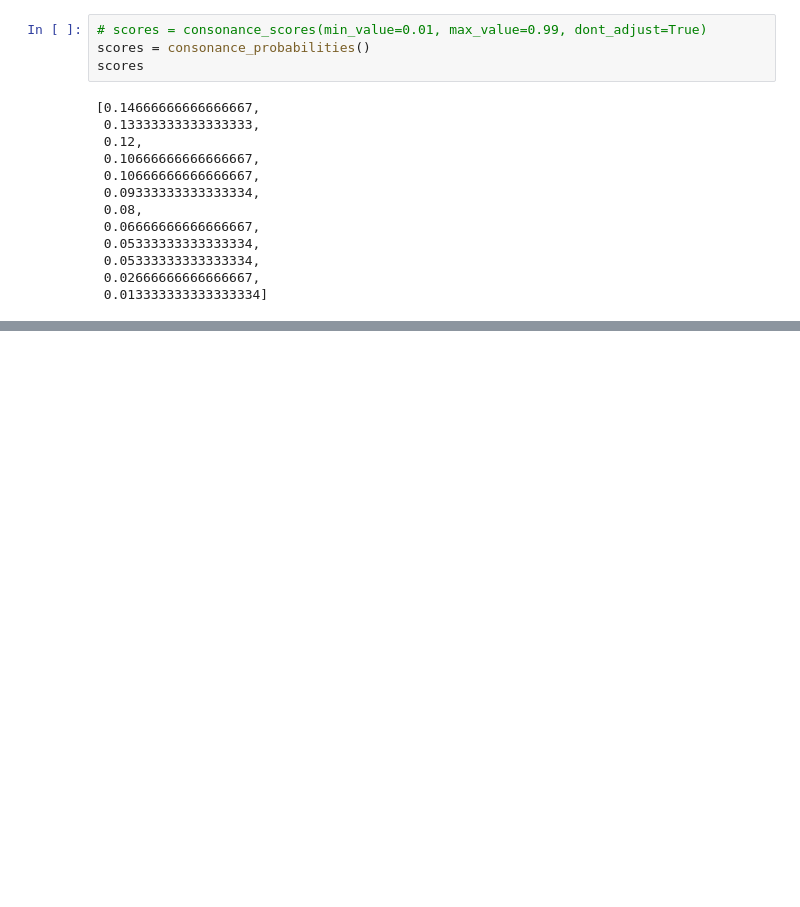
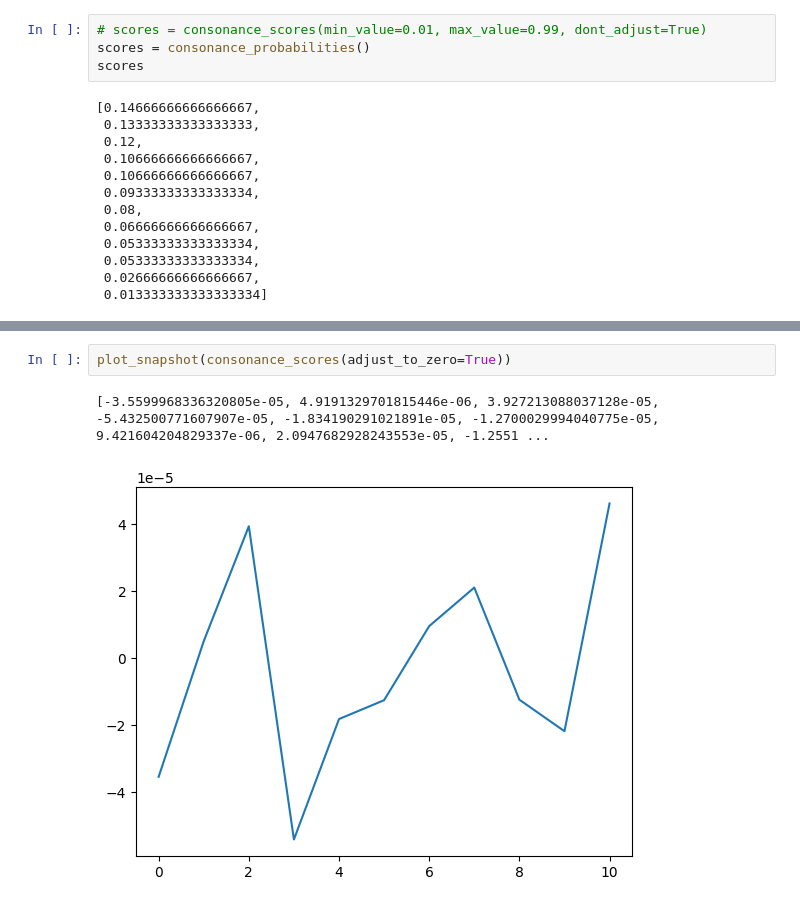
Before and after one commit to prabnur/bez2018model_valence, a Jupyter notebook: tensor.ipynb, the cells around one changed output, grey strips where cells are left out. Drawn from its saved outputs; the diff is of its cells as text; blank space fills up the shorter version.

```diff
--- a/tensor.ipynb
+++ b/tensor.ipynb
@@ -116,0 +63,5 @@ plt.plot(snapshot)
+# %%
+plot_snapshot(consonance_scores(adjust_to_zero=True))
+# %% [output]
+[-3.5599968336320805e-05, 4.9191329701815446e-06, 3.927213088037128e-05, -5.432500771607907e-05, -1.834190291021891e-05, -1.2700029994040775e-05, 9.421604204829337e-06, 2.0947682928243553e-05, -1.2551 ...
+[figure, added]
```
Also changed, not shown: parts of 11 cells of this notebook, 7 other files.
